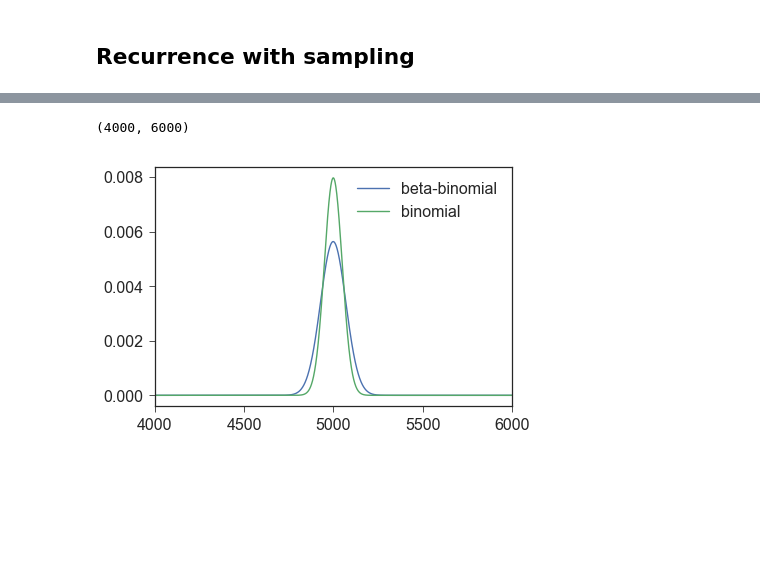
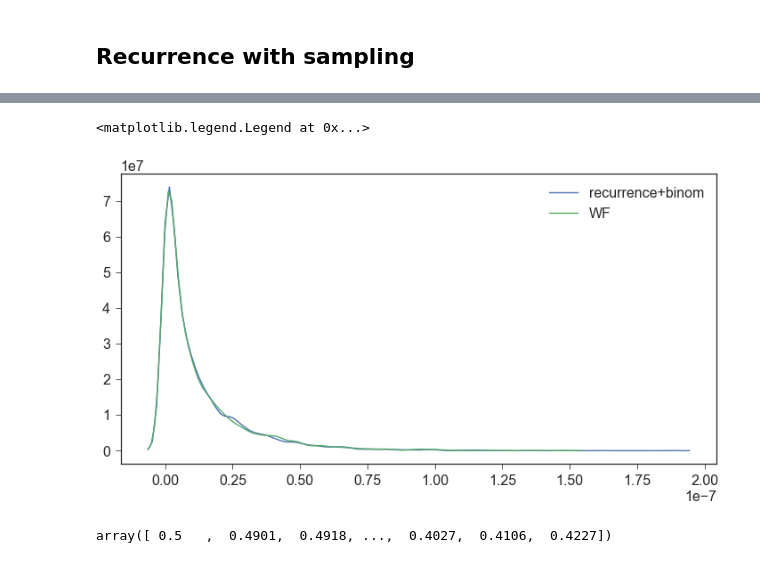
Before and after one commit to yoavram/Milpitas, a Jupyter notebook: notebooks/recurrence.ipynb, the cells around one changed output, grey strips where cells are left out. Saved outputs shown, nothing was run; the diff lists cells and outputs as text; code cells hidden in the pictures; blank space fills up the shorter version.

```diff
--- a/notebooks/recurrence.ipynb
+++ b/notebooks/recurrence.ipynb
@@ -648,10 +520,15 @@ def beta_binomial_rand(n, α, β, size=1):
-# %%
-k = np.arange(N, dtype=int)
-fig, ax = plt.subplots(1, 1, sharex=True, sharey=False)
-ax.plot(beta_binomial_pmf(k, k.max(), k.max()//2, k.max() - k.max()//2), label='beta-binomial')
-ax.plot(scipy.stats.binom(k.max(), 0.5).pmf(k), label='binomial')
-ax.legend()
-ax.set_xlim(4*N//10, 6*N//10)
-# %% [output]
-(4000, 6000)
-[figure, removed]
+# %%
+xres = (x[1:] - recurrence(x[:-1], ρ, W, w))**2 / (N*x[:-1] * (1-x[:-1]))
+πρres = (πρ.mean(axis=1)[1:] - recurrence(πρ.mean(axis=1)[:-1], ρ, W, w))**2 / (N*πρ.mean(axis=1)[:-1] * (1-πρ.mean(axis=1)[:-1]))
+
+fig, ax = plt.subplots(1, 1, figsize=(12, 6))
+sns.distplot(xres, bins=100, hist_kws=dict(alpha=0.5), hist=False, label='recurrence+binom')
+sns.distplot(πρres, bins=100, hist=False, hist_kws=dict(alpha=0.5), label='WF')
+plt.legend(loc='upper right')
+# %% [output]
+<matplotlib.legend.Legend at 0x...>
+[figure, added]
+# %%
+z
+# %% [output]
+array([ 0.5   ,  0.4901,  0.4918, ...,  0.4027,  0.4106,  0.4227])
```
Also changed, not shown: parts of 24 cells of this notebook.
